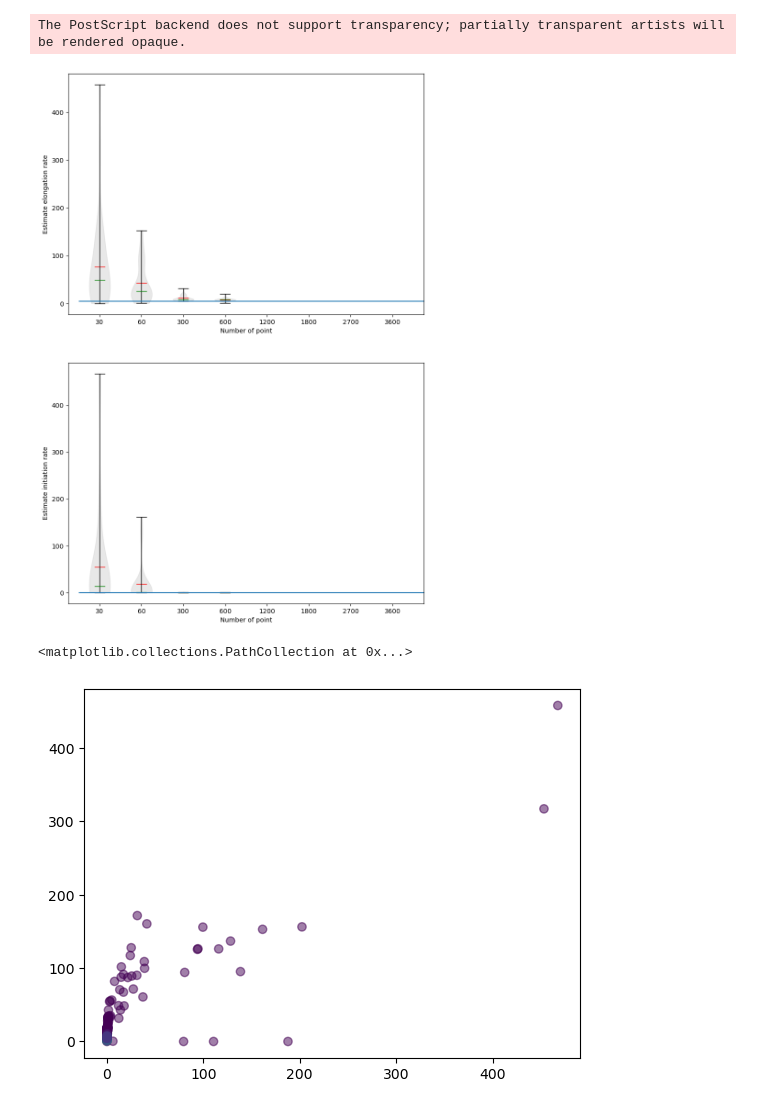
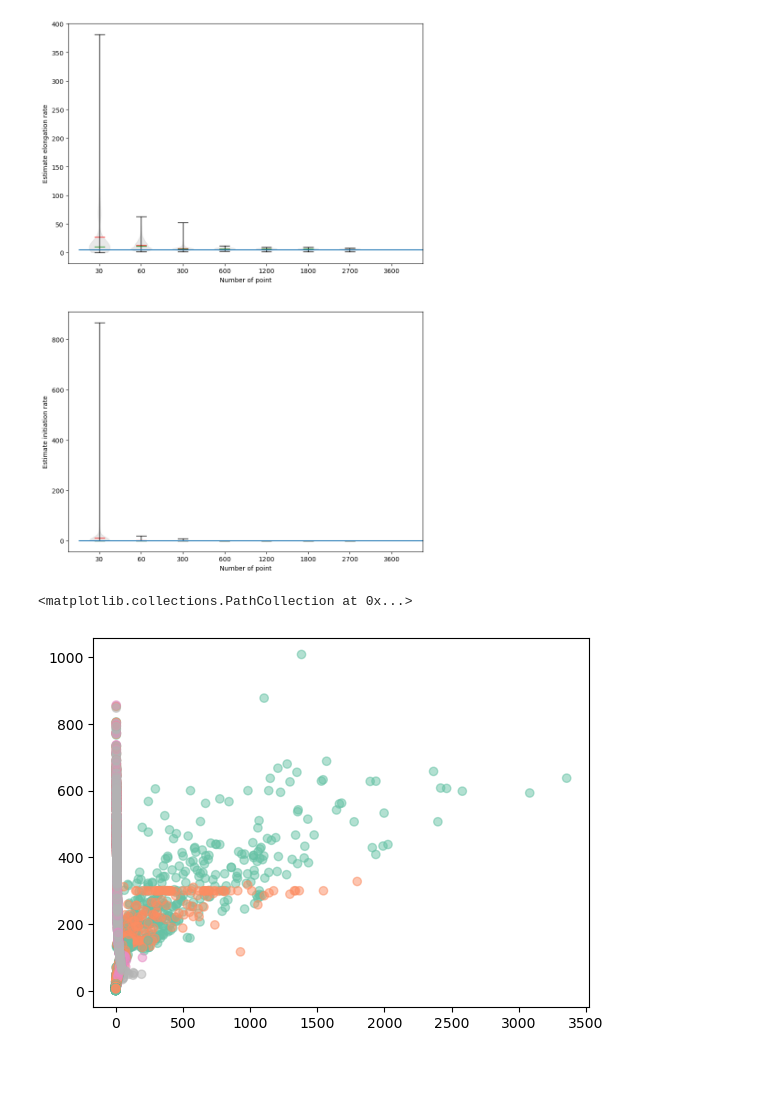
Before and after one commit to sophietheis/KineticAnalysis, a Jupyter notebook: notebook/20240605-Synthetic_datas_03-track_length.ipynb, the cells around one changed output. Saved outputs shown, nothing was run; the diff lists cells and outputs as text; code cells hidden in the pictures; blank space fills up the shorter version.

```diff
--- a/notebook/20240605-Synthetic_datas_03-track_length.ipynb
+++ b/notebook/20240605-Synthetic_datas_03-track_length.ipynb
@@ -148,3 +385,3 @@ The model function generated NaN values and the fit aborted! Please check your m
 # %%
-# results = pd.read_csv(os.path.join(path, "results_dt_track_length_translation_rate_24.csv"), index_col="Unnamed: 0")
+results = pd.read_csv(os.path.join(path, "results_dt_track_length_translation_rate_5_nb_point.csv"), index_col="Unnamed: 0")
 # %%
@@ -193,7 +409,7 @@ results.groupby(by=['dt', 'long_track'])[['elongation_r','init_translation_r', '
 fig, ax = plt.subplots(2,1)
 
 
-violin = ax[0].violinplot(dataset = [results[ (results.long_track == length_track)]["elongation_r"].values for length_track in [30,60,300,600,1200,1800,2700,3600]],
+violin = ax[0].violinplot(dataset = [results[ (results.long_track == length_track)]["elongation_r"].values for length_track in [60, 300, 600, 1800, 3000, 3600, 6000]],
      showmeans=True,
       showmedians=True)
 
@@ -219,7 +435,7 @@ for partname in ('cbars','cmins','cmaxes','cmeans','cmedians'):
 #                )
 
 
-violin = ax[1].violinplot(dataset = [results[(results.long_track == length_track)]["init_translation_r"].values for length_track in [30,60,300,600,1200,1800,2700,3600]],
+violin = ax[1].violinplot(dataset = [results[(results.long_track == length_track)]["init_translation_r"].values for length_track in [60, 300, 600, 1800, 3000, 3600, 6000]],
      showmeans=True,
       showmedians=True)
 
@@ -279,17 +495,16 @@ ax[1].set_ylabel("Estimate initiation rate")
 ax[0].hlines(elongation_rate, 0.5, 9.5)
 ax[1].hlines(0.05, 0.5, 9.5)
 fig.set_size_inches((10,15))
-fig.savefig(os.path.join(path_save, "results_length_boxplot_exact_dt1_0.05_5.eps"), dpi=300)
+# fig.savefig(os.path.join(path_save, "results_length_boxplot_exact_dt1_0.05_5.eps"), dpi=300)
 # %% [output]
-The PostScript backend does not support transparency; partially transparent artists will be rendered opaque.
-[figure, old version]
+[figure, new version]
 # %%
 fig, ax = plt.subplots()
-ax.scatter(results["init_translation_r"], results["elongation_r"], c=results["long_track"], alpha=0.5)
-# ax.set_xlim(0,50)
-# ax.set_ylim(0,50)
+ax.scatter(results["init_translation_r"], results["elongation_r"], c=results["dt"],cmap="Set2", alpha=0.5)
+# ax.set_xlim(-2,6)
+# ax.set_ylim(-1,50)
 # %% [output]
 <matplotlib.collections.PathCollection at 0x...>
-[figure, old version]
+[figure, new version]
 # %%
 import seaborn as sns
```
Also changed, not shown: parts of 18 cells of this notebook, 8 other files.
